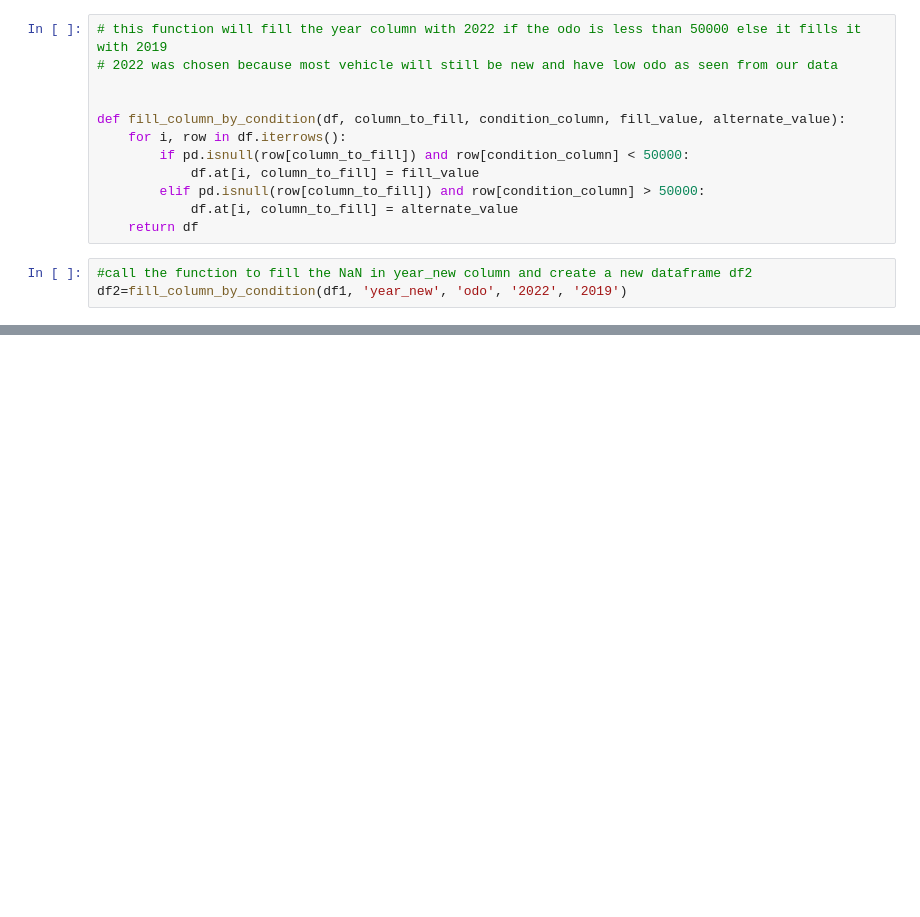
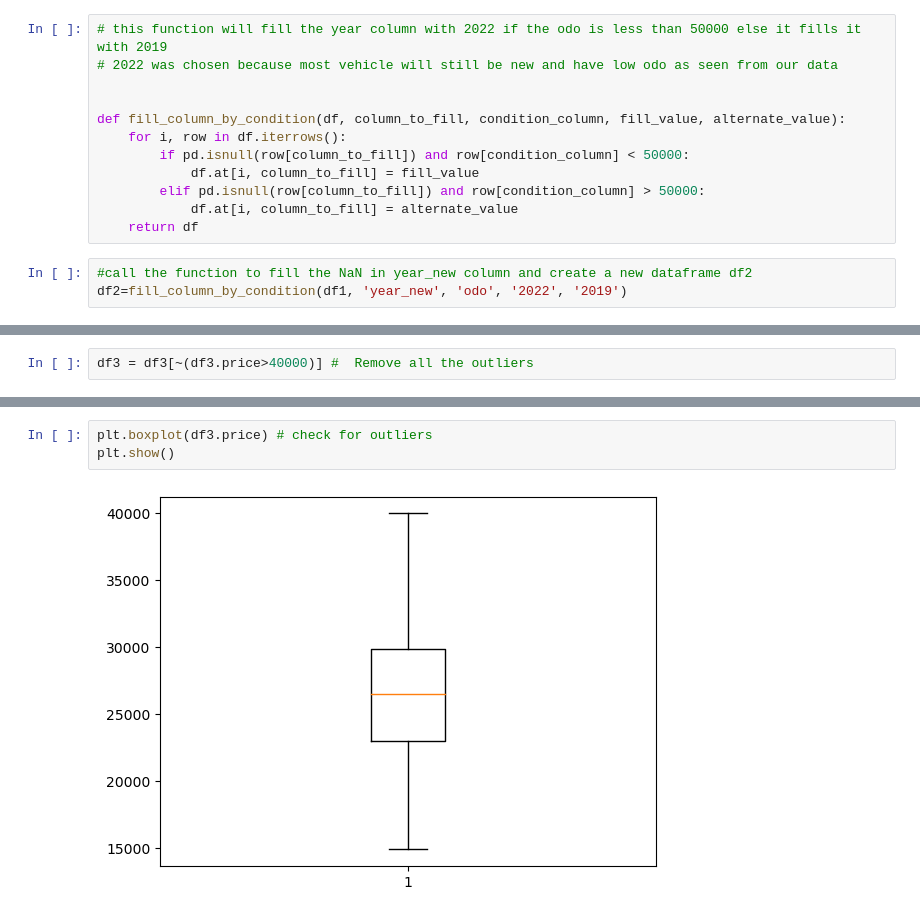
Before and after one commit to Ola-20/auto_model, a Jupyter notebook: cleaning_and_model_build.ipynb, the cells around one changed output, grey strips where cells are left out. Cells and saved outputs as stored; diff of their text form; blank space fills up the shorter version.

```diff
--- a/cleaning_and_model_build.ipynb
+++ b/cleaning_and_model_build.ipynb
@@ -506,0 +641,2 @@ df2=fill_column_by_condition(df1, 'year_new', 'odo', '2022', '2019')
+# %%
+df3 = df3[~(df3.price>40000)] #  Remove all the outliers
@@ -506,0 +659,5 @@ df2=fill_column_by_condition(df1, 'year_new', 'odo', '2022', '2019')
+# %%
+plt.boxplot(df3.price) # check for outliers
+plt.show()
+# %% [output]
+[figure, added]
```
Also changed, not shown: parts of 35 cells of this notebook.
